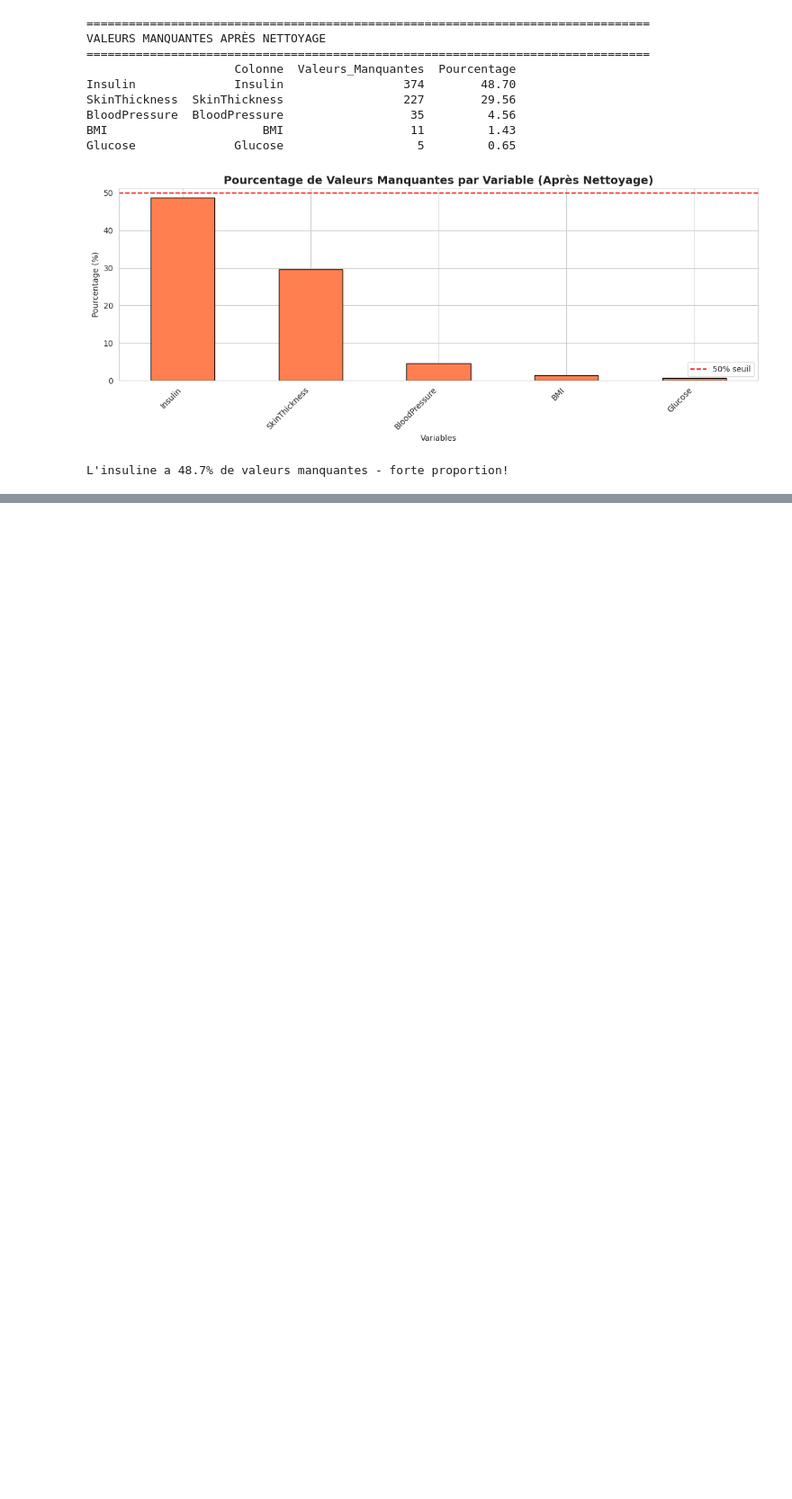
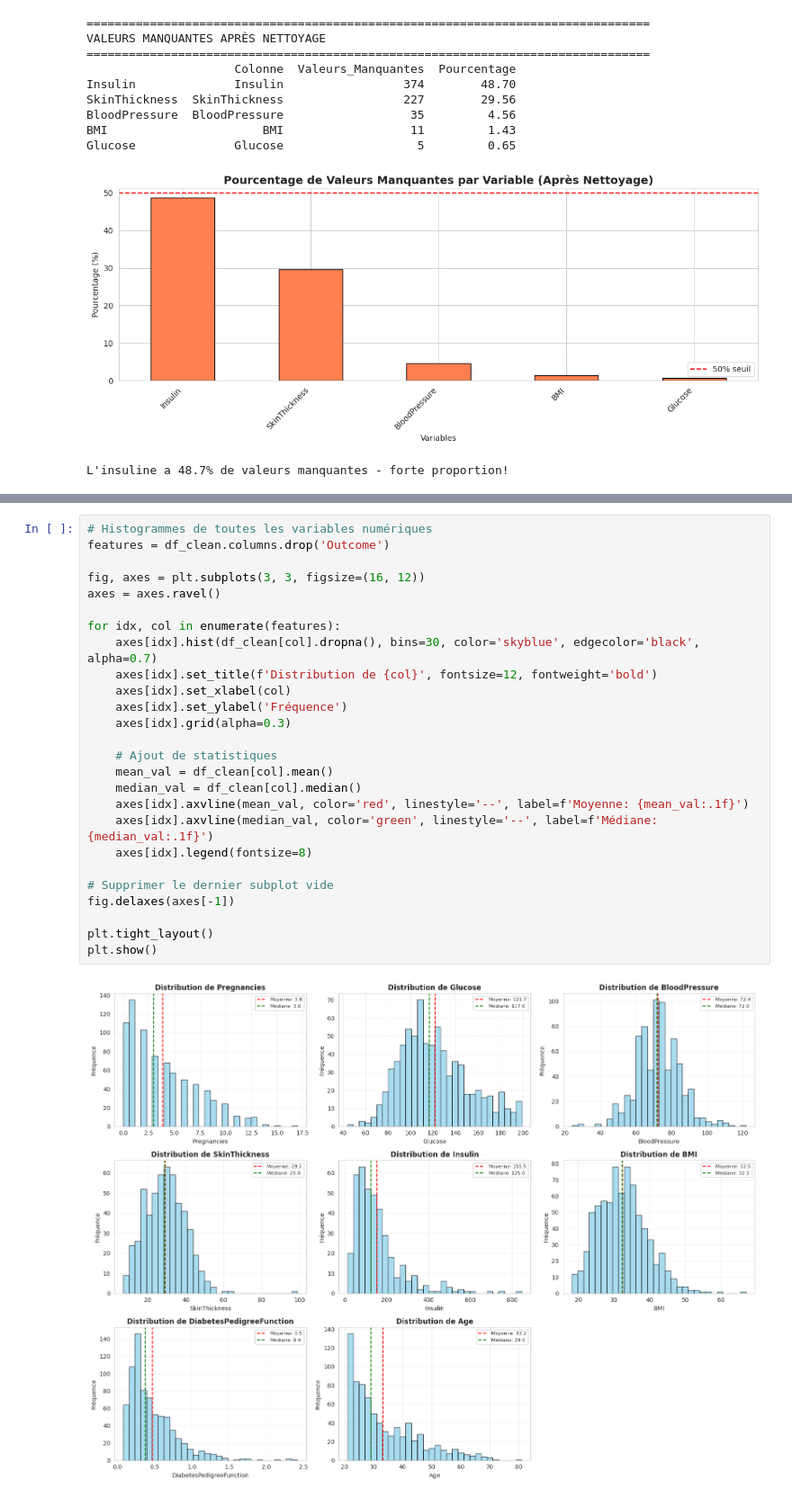
Before and after one commit to anonyme56/ProjetProgrammationDiabete, a Jupyter notebook: TP_Prog_indian_diabete.ipynb, the cells around one changed output, grey strips where cells are left out. Shown at 90% size. Cells and saved outputs as stored; diff of their text form; blank space fills up the shorter version.

Commit message:
Distribution de chaque variable (code+md)

```diff
--- a/TP_Prog_indian_diabete.ipynb
+++ b/TP_Prog_indian_diabete.ipynb
@@ -356,0 +363,28 @@ L'insuline a 48.7% de valeurs manquantes - forte proportion!
+# %%
+# Histogrammes de toutes les variables numériques
+features = df_clean.columns.drop('Outcome')
+
+fig, axes = plt.subplots(3, 3, figsize=(16, 12))
+axes = axes.ravel()
+
+for idx, col in enumerate(features):
+    axes[idx].hist(df_clean[col].dropna(), bins=30, color='skyblue', edgecolor='black', alpha=0.7)
+    axes[idx].set_title(f'Distribution de {col}', fontsize=12, fontweight='bold')
+    axes[idx].set_xlabel(col)
+    axes[idx].set_ylabel('Fréquence')
+    axes[idx].grid(alpha=0.3)
+
+    # Ajout de statistiques
+    mean_val = df_clean[col].mean()
+    median_val = df_clean[col].median()
+    axes[idx].axvline(mean_val, color='red', linestyle='--', label=f'Moyenne: {mean_val:.1f}')
+    axes[idx].axvline(median_val, color='green', linestyle='--', label=f'Médiane: {median_val:.1f}')
+    axes[idx].legend(fontsize=8)
+
+# Supprimer le dernier subplot vide
+fig.delaxes(axes[-1])
+
+plt.tight_layout()
+plt.show()
+# %% [output]
+[figure, added]
```
Also changed, not shown: parts of 1 cell of this notebook.
